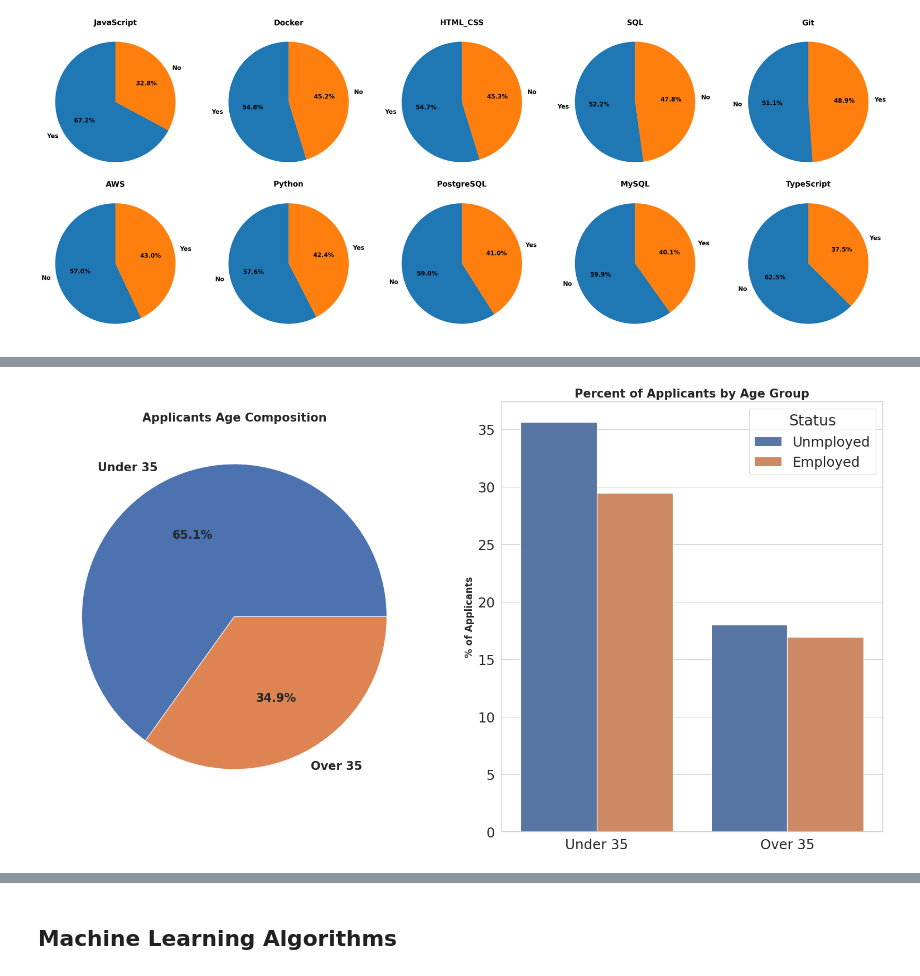
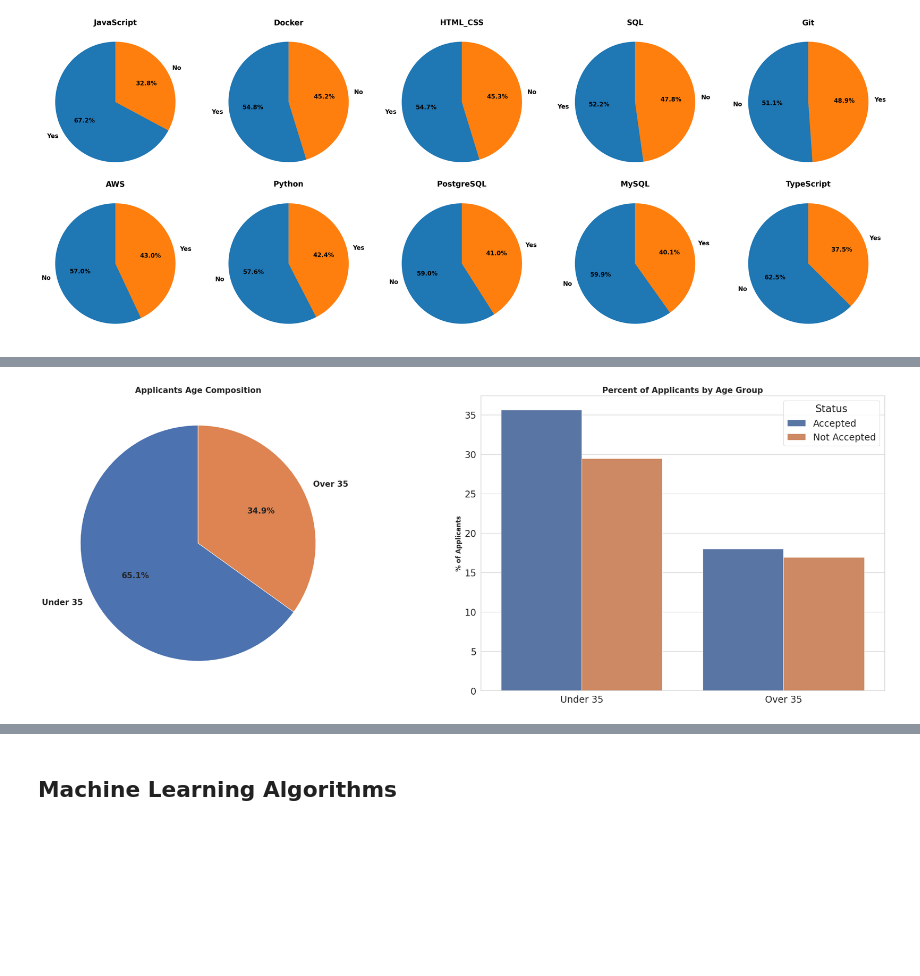
Before and after one commit to agustinse/ISA530Final, a Jupyter notebook: ISA_530_Final_Project_V5_Rao.ipynb, the cells around one changed output, grey strips where cells are left out. Saved outputs shown, nothing was run; the diff lists cells and outputs as text; code cells hidden in the pictures; blank space fills up the shorter version.

```diff
--- a/ISA_530_Final_Project_V5_Rao.ipynb
+++ b/ISA_530_Final_Project_V5_Rao.ipynb
@@ -596,17 +603,3 @@ plot_acp(df)
-# %%
-def age_group(df):
-    if df.Age == "<35":
-        return "Under 35"
-    else:
-        return "Over 35"
-df['age_group'] = df.apply(lambda df: age_group(df), axis = 1)
-
-def emp_status(df):
-    if df.Employed == 0:
-        return "Employed"
-    else:
-        return "Unmployed"
-df['Status'] = df.apply(lambda df: emp_status(df), axis = 1)
 # %%
 #creating function to exploring relationship between Employment and Variables
 def paired_bar(df,var,title):
@@ -623,28 +615,47 @@ def paired_bar(df,var,title):
     a.set_ylabel('% of Applicants', fontweight = 'bold')
+# %%
+#this definition allows for cleaner labeling in our visualizations
+def age_group(df):
+    if df.Age == "<35":
+        return "Under 35"
+    else:
+        return "Over 35"
+df['age_group'] = df.apply(lambda df: age_group(df), axis = 1)
+
+def emp_status(df):
+    if df.Employed == 0:
+        return "Not Accepted"
+    else:
+        return "Accepted"
+df['Status'] = df.apply(lambda df: emp_status(df), axis = 1)
 # %%
 #creating function to exploring relationship between Employment and Age Group
 
 def plot_age(df):
     sns.set(style = 'whitegrid')
     sns.set_context('paper', font_scale = 2)
     fig = plt.figure(figsize = (30,10))
 
-    plt.subplot(131)
-    plt.pie(df.age_group.value_counts(), labels = ['Under 35','Over 35'], radius = 1,autopct = '%.1f%%', textprops = {'fontsize':15, 'fontweight':'bold'})
+    plt.subplot(121)
+    plt.pie(df.age_group.value_counts(), labels = ['Under 35','Over 35'], radius = 1,autopct = '%.1f%%', textprops = {'fontsize':15, 'fontweight':'bold'}, startangle = 90)
     plt.title('Applicants Age Composition', fontweight = 'bold', fontsize = 15)
 
-    plt.subplot(132)
+    plt.subplot(122)
     copy = df.copy()
     copy = copy.groupby('age_group')['Status'].value_counts().to_frame()
     copy = copy.loc[['Under 35', 'Over 35']]
     copy = copy.rename({'Status':'pct_total'}, axis = 1).reset_index()
     copy['pct_total'] = (copy['pct_total']/len(df)) * 100
     a = sns.barplot(data = copy, x= 'age_group', y = 'pct_total', hue = 'Status')
     a.set_title('Percent of Applicants by Age Group', fontsize = 15, fontweight = 'bold')
     #a.set_xticklabels(a.get_xticklabels())
     a.set_ylabel('% of Applicants', fontweight = 'bold', fontsize = 12)
     a.set_xlabel('', fontweight = 'bold', fontsize = 12)
 
 plot_age(df)
+#The pie chart shows that there are more applicants under 35 in our dataset.
+#There are more people in our dataset that got accepted than that didn't get accepted.
+#There is a larger gap in the under 35 category but there is no major differences between the age categories.
+#This suggests that age is not playing in an important role in weather or not an applicant gets the job.
 # %% [output]
-[figure, old version]
+[figure, new version]
```
Also changed, not shown: parts of 28 cells of this notebook.
